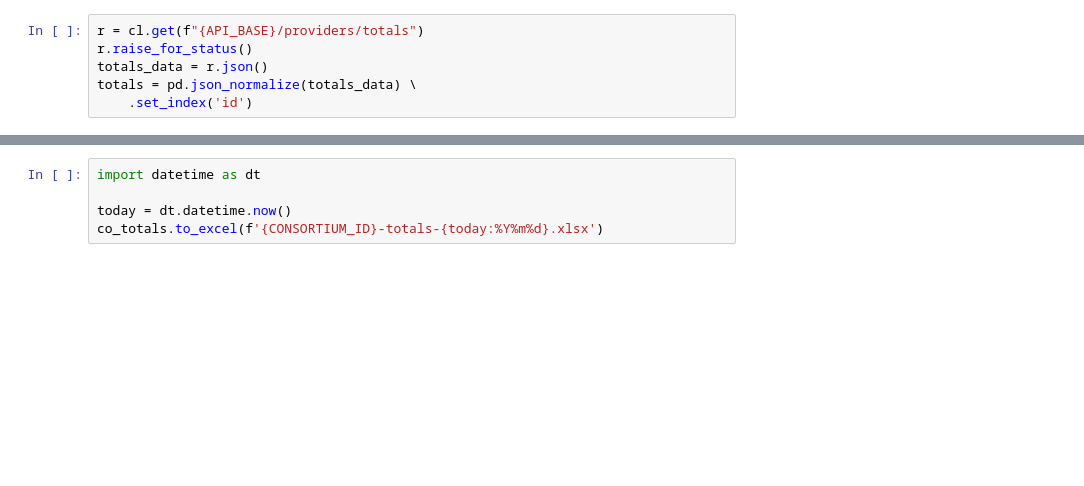
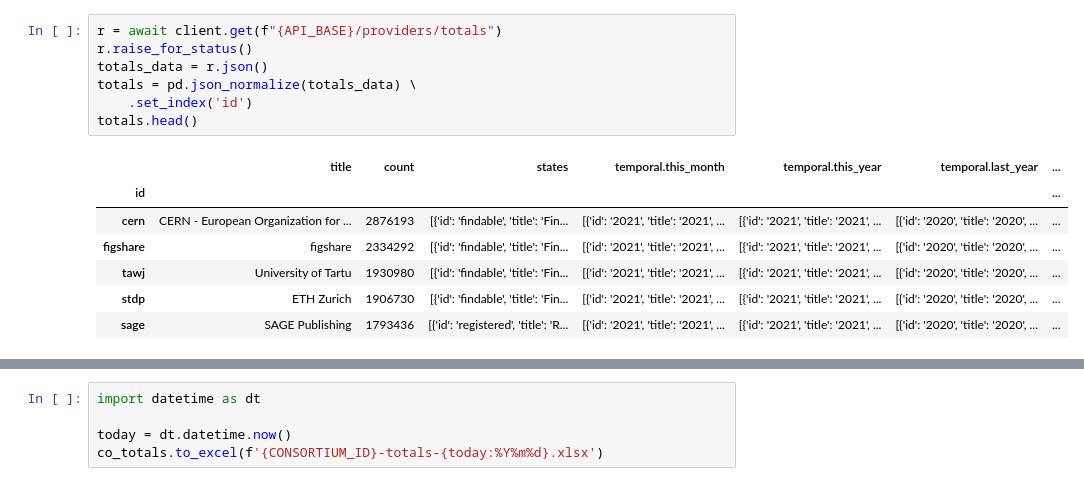
Before and after one commit to britishlibrary/datacite-automation, a Jupyter notebook: Statistics/BL Consortium Org usage.ipynb, the cells around one changed output, grey strips where cells are left out. Drawn from its saved outputs; the diff is of its cells as text; blank space fills up the shorter version.

```diff
--- a/Statistics/BL Consortium Org usage.ipynb
+++ b/Statistics/BL Consortium Org usage.ipynb
@@ -11,6 +42,15 @@ cl = httpx.Client(
 # %%
-r = cl.get(f"{API_BASE}/providers/totals")
+r = await client.get(f"{API_BASE}/providers/totals")
 r.raise_for_status()
 totals_data = r.json()
 totals = pd.json_normalize(totals_data) \
     .set_index('id')
+totals.head()
+# %% [output]
+|  | title | count | states | temporal.this_month | temporal.this_year | temporal.last_year | ... |
+| id |  |  |  |  |  |  | ... |
+| cern | CERN - European Organization for ... | 2876193 | [{'id': 'findable', 'title': 'Fin... | [{'id': '2021', 'title': '2021', ... | [{'id': '2021', 'title': '2021', ... | [{'id': '2020', 'title': '2020', ... | ... |
+| figshare | figshare | 2334292 | [{'id': 'findable', 'title': 'Fin... | [{'id': '2021', 'title': '2021', ... | [{'id': '2021', 'title': '2021', ... | [{'id': '2020', 'title': '2020', ... | ... |
+| tawj | University of Tartu | 1930980 | [{'id': 'findable', 'title': 'Fin... | [{'id': '2021', 'title': '2021', ... | [{'id': '2021', 'title': '2021', ... | [{'id': '2020', 'title': '2020', ... | ... |
+| stdp | ETH Zurich | 1906730 | [{'id': 'findable', 'title': 'Fin... | [{'id': '2021', 'title': '2021', ... | [{'id': '2021', 'title': '2021', ... | [{'id': '2020', 'title': '2020', ... | ... |
+| sage | SAGE Publishing | 1793436 | [{'id': 'registered', 'title': 'R... | [{'id': '2021', 'title': '2021', ... | [{'id': '2021', 'title': '2021', ... | [{'id': '2020', 'title': '2020', ... | ... |
```
Also changed, not shown: parts of 26 cells of this notebook, 1 other file.
